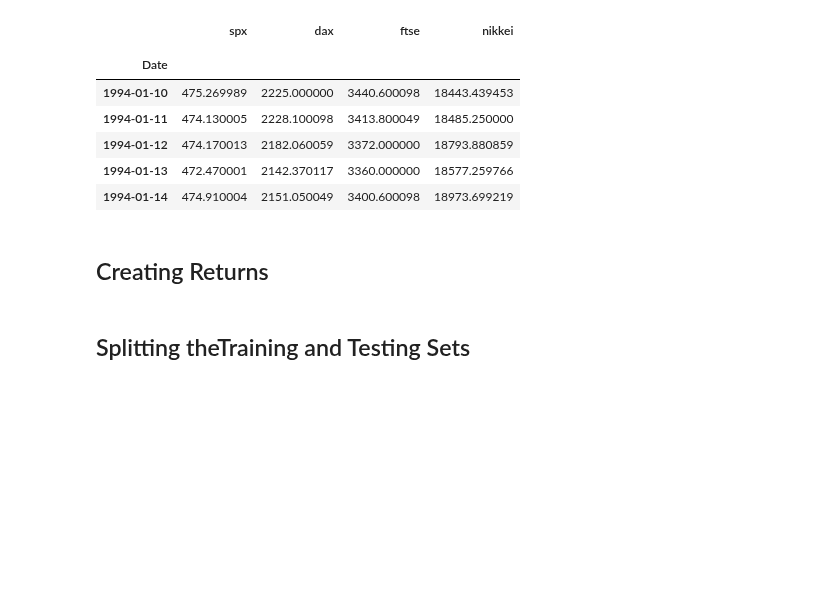
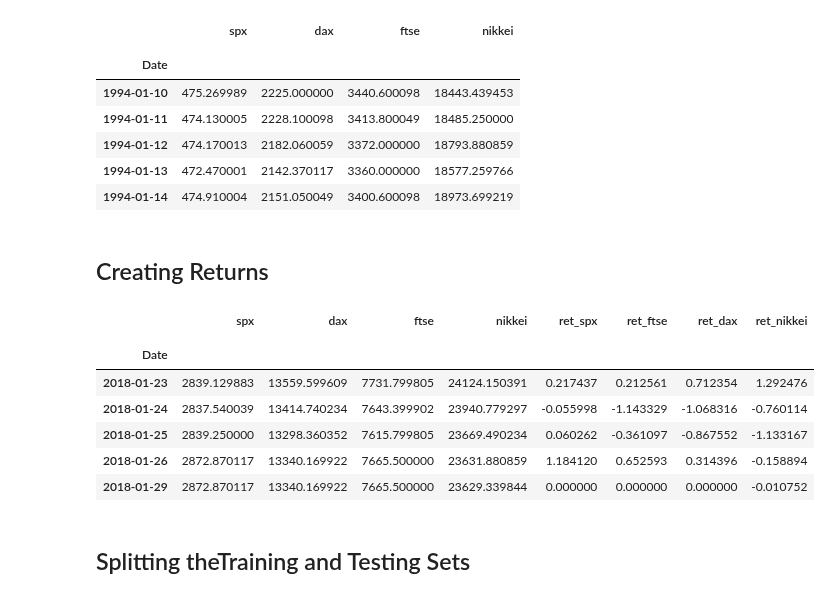
Before and after one commit to Priyo-prog/Time-series-analysis, a Jupyter notebook: Forecasting/the_forecasting.ipynb, the cells around one changed output. Drawn from its saved outputs; the diff is of its cells as text; code cells hidden in the pictures; blank space fills up the shorter version.

```diff
--- a/Forecasting/the_forecasting.ipynb
+++ b/Forecasting/the_forecasting.ipynb
@@ -130,6 +131,17 @@ df_comp['ret_spx'] = df_comp.spx.pct_change(1)*100
 df_comp['ret_ftse'] = df_comp.ftse.pct_change(1)*100
 df_comp['ret_dax'] = df_comp.dax.pct_change(1)*100
 df_comp['ret_nikkei'] = df_comp.nikkei.pct_change(1)*100
+# %%
+df_comp.tail()
+# %% [output]
+|  | spx | dax | ftse | nikkei | ret_spx | ret_ftse | ret_dax | ret_nikkei |
+|  |  |  |  |  |  |  |  |  |
+| Date |  |  |  |  |  |  |  |  |
+| 2018-01-23 | 2839.129883 | 13559.599609 | 7731.799805 | 24124.150391 | 0.217437 | 0.212561 | 0.712354 | 1.292476 |
+| 2018-01-24 | 2837.540039 | 13414.740234 | 7643.399902 | 23940.779297 | -0.055998 | -1.143329 | -1.068316 | -0.760114 |
+| 2018-01-25 | 2839.250000 | 13298.360352 | 7615.799805 | 23669.490234 | 0.060262 | -0.361097 | -0.867552 | -1.133167 |
+| 2018-01-26 | 2872.870117 | 13340.169922 | 7665.500000 | 23631.880859 | 1.184120 | 0.652593 | 0.314396 | -0.158894 |
+| 2018-01-29 | 2872.870117 | 13340.169922 | 7665.500000 | 23629.339844 | 0.000000 | 0.000000 | 0.000000 | -0.010752 |
 # %% [markdown]
 ## Splitting theTraining and Testing Sets
 # %%
```
Also changed, not shown: parts of 7 cells of this notebook.
